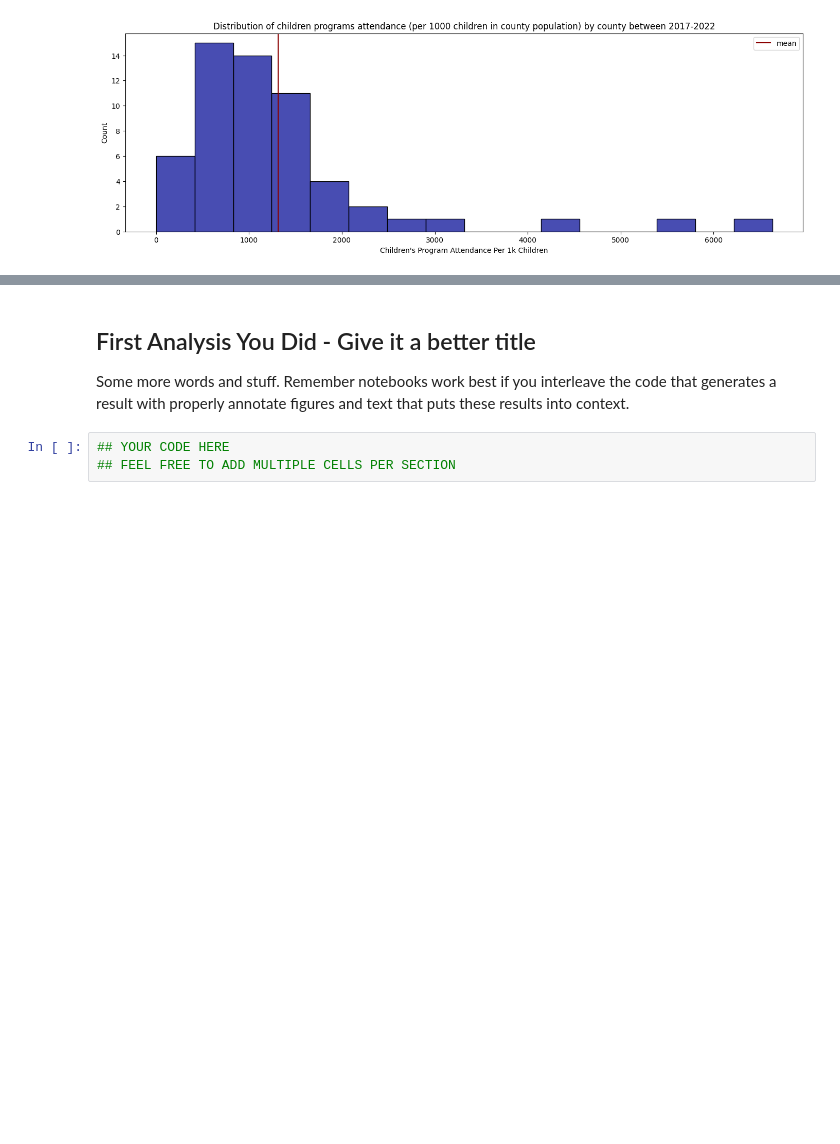
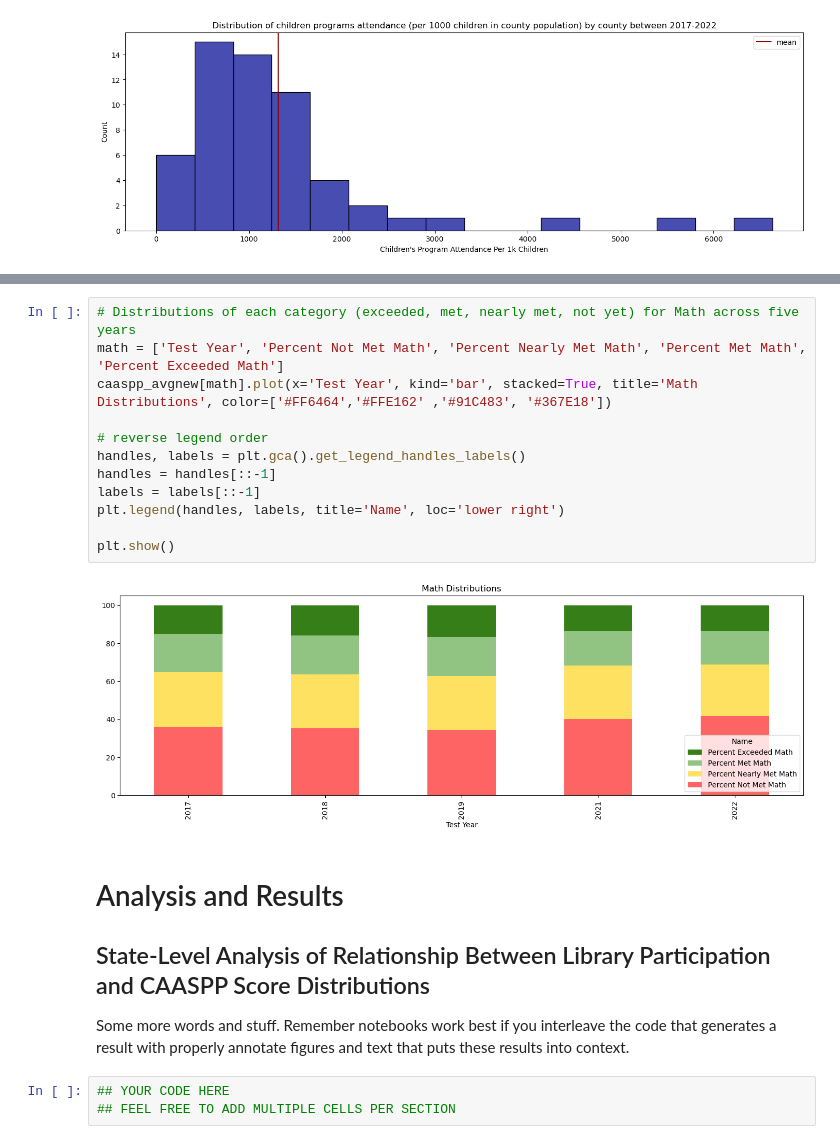
Before and after one commit to KaitlynChou/COGS-108-Project, a Jupyter notebook: FinalProject_Group057_WI24.ipynb, the cells around one changed output, grey strips where cells are left out. Saved outputs shown, nothing was run; the diff lists cells and outputs as text; blank space fills up the shorter version.

```diff
--- a/FinalProject_Group057_WI24.ipynb
+++ b/FinalProject_Group057_WI24.ipynb
@@ -441,5 +472,20 @@ plt.show()
+# %%
+# Distributions of each category (exceeded, met, nearly met, not yet) for Math across five years
+math = ['Test Year', 'Percent Not Met Math', 'Percent Nearly Met Math', 'Percent Met Math', 'Percent Exceeded Math']
+caaspp_avgnew[math].plot(x='Test Year', kind='bar', stacked=True, title='Math Distributions', color=['#FF6464','#FFE162' ,'#91C483', '#367E18'])
+
+# reverse legend order
+handles, labels = plt.gca().get_legend_handles_labels()
+handles = handles[::-1]
+labels = labels[::-1]
+plt.legend(handles, labels, title='Name', loc='lower right')
+
+plt.show()
+# %% [output]
+[figure, added]
 # %% [markdown]
-## First Analysis You Did - Give it a better title
+# Analysis and Results
+## State-Level Analysis of Relationship Between Library Participation and CAASPP Score Distributions
 
 Some more words and stuff.  Remember notebooks work best if you interleave the code that generates a result with properly annotate figures and text that puts these results into context.
 # %%
```
Also changed, not shown: parts of 12 cells of this notebook, 1 other file.
